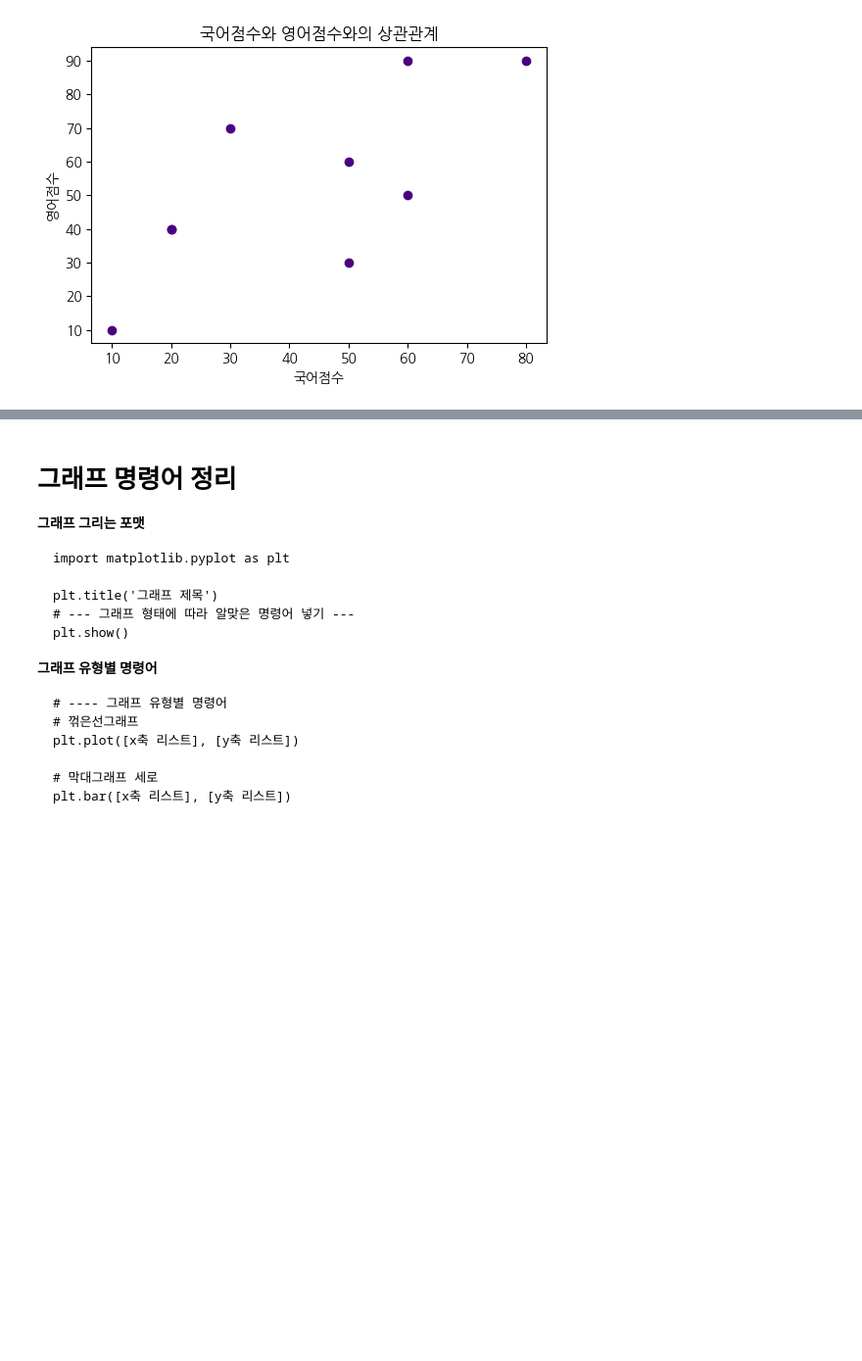
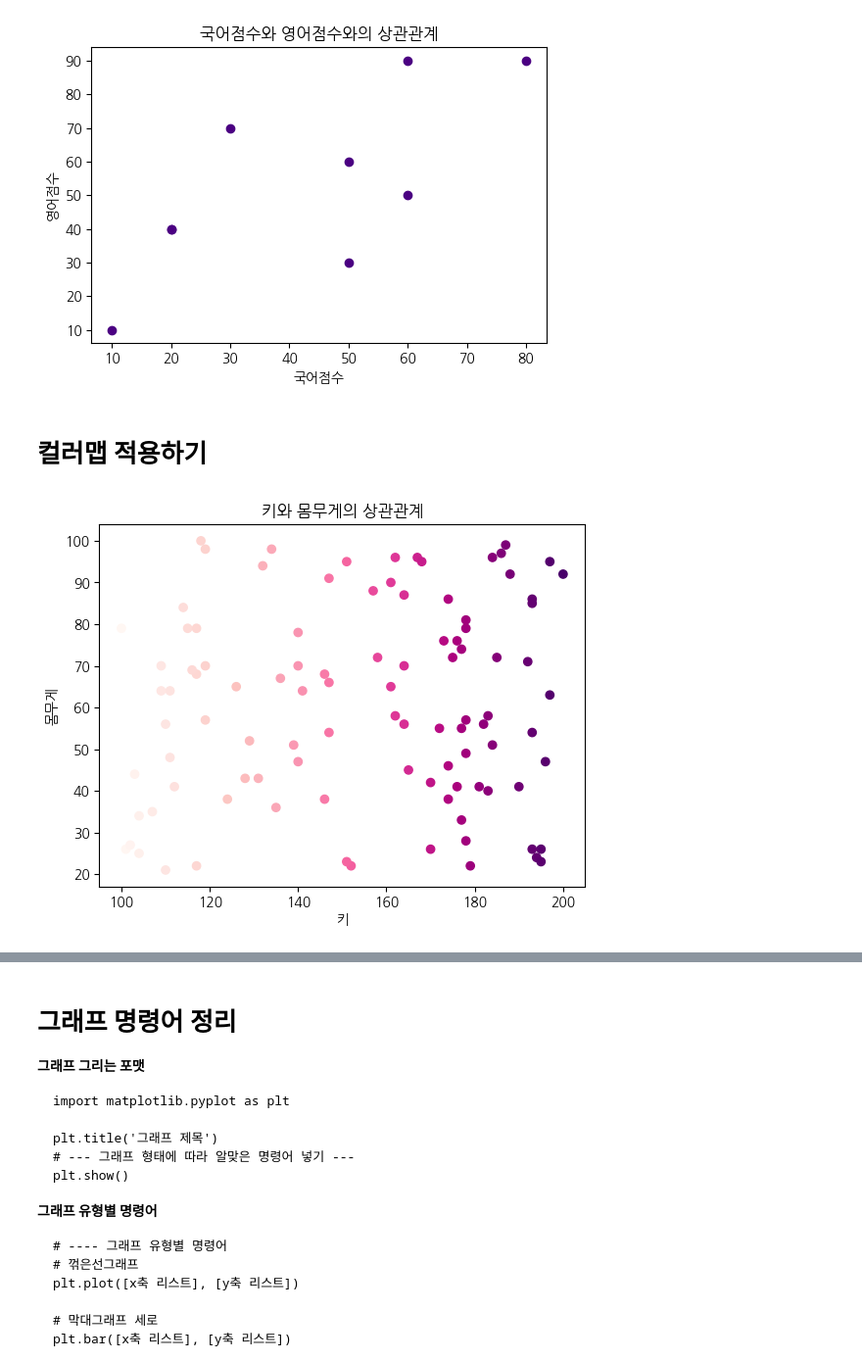
Before and after one commit to formula008/23_02_SW-AI-BigData_Mentoring, a Jupyter notebook: 03강_(완성본)_데이터시각화.ipynb, the cells around one changed output, grey strips where cells are left out. Shown: that part at 98% size. Cells and saved outputs as stored; diff of their text form; code cells hidden in the pictures; blank space fills up the shorter version.

```diff
--- a/03강_(완성본)_데이터시각화.ipynb
+++ b/03강_(완성본)_데이터시각화.ipynb
@@ -403,3 +403,22 @@ plt.ylabel('영어점수')
 plt.show()
 # %% [output]
 [figure]
+# %% [markdown]
+# 컬러맵 적용하기
+# %%
+import random
+
+height =[]
+weight =[]
+for i in range(100 ) :
+    height.append(random.randint(100,200))
+    weight.append(random.randint(20,100))
+
+plt.rc('font', family ='NanumGothic')
+plt.title('키와 몸무게의 상관관계')
+plt.scatter(height, weight, c = height, cmap='RdPu')
+plt.xlabel('키')
+plt.ylabel('몸무게')
+plt.show()
+# %% [output]
+[figure, added]
```
Also changed, not shown: parts of 20 cells of this notebook.
